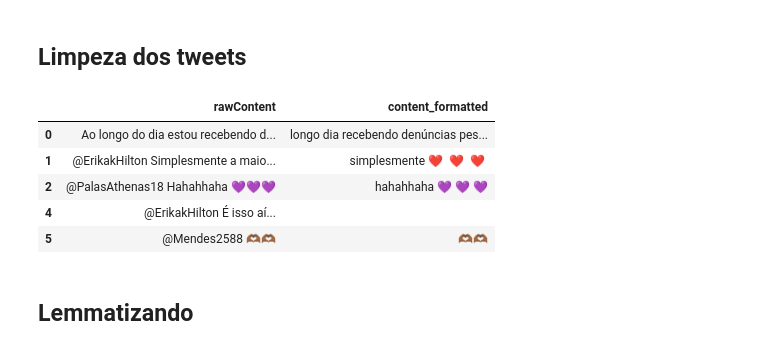
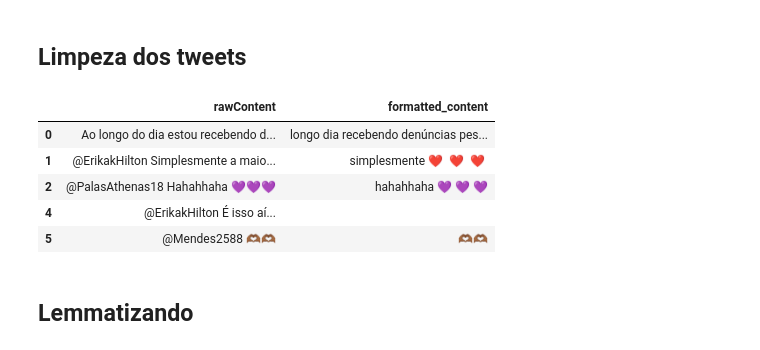
Before and after one commit to thiago-paim/projeto-tera, a Jupyter notebook: notebooks/leia_sentiment_analysis.ipynb, the cells around one changed output. Cells and saved outputs as stored; diff of their text form; code cells hidden in the pictures.

```diff
--- a/notebooks/leia_sentiment_analysis.ipynb
+++ b/notebooks/leia_sentiment_analysis.ipynb
@@ -84,11 +84,11 @@ tweets = tweets.apply(remover_pontuacao)
 tweets = tweets.apply(limpar_texto)
 # %%
 # Jogando de volta para o dataframe
-sample_df['content_formatted'] = tweets
+sample_df['formatted_content'] = tweets
 # %%
-sample_df[['rawContent', 'content_formatted']].head()
+sample_df[['rawContent', 'formatted_content']].head()
 # %% [output]
-|  | rawContent | content_formatted |
+|  | rawContent | formatted_content |
 | 0 | Ao longo do dia estou recebendo d... | longo dia recebendo denúncias pes... |
 | 1 | @ErikakHilton Simplesmente a maio... | simplesmente ❤ ️ ❤ ️ ❤ ️ |
 | 2 | @PalasAthenas18 Hahahhaha 💜💜💜 | hahahhaha 💜 💜 💜 |
```
Also changed, not shown: parts of 6 cells of this notebook, 1 other file.
